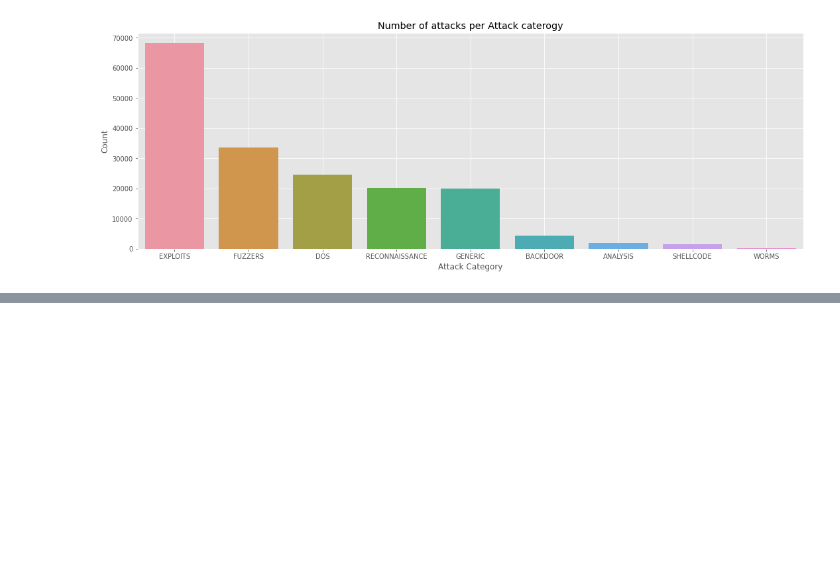
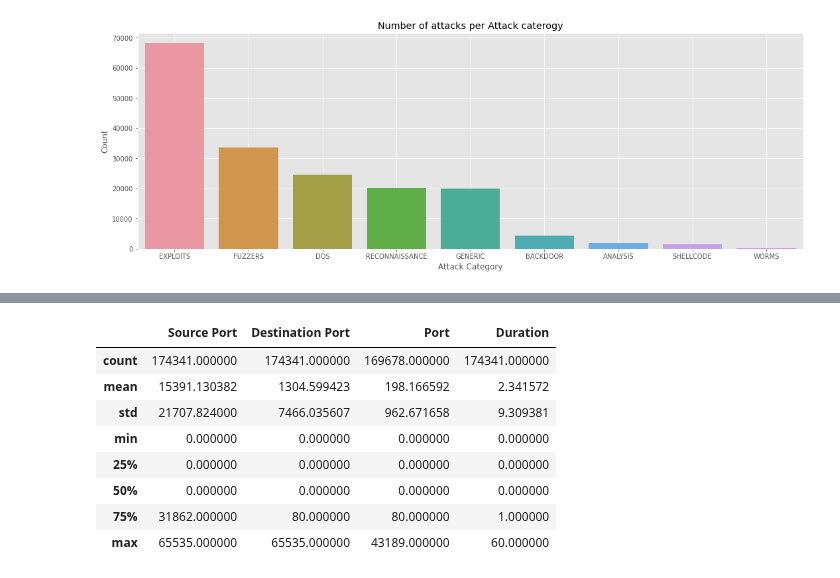
Before and after one commit to EddyGiusepe/Cyber_Security_1, a Jupyter notebook: CyberSecurity_Kaggle.ipynb, the cells around one changed output, grey strips where cells are left out. Saved outputs shown, nothing was run; the diff lists cells and outputs as text; code cells hidden in the pictures; blank space fills up the shorter version.

```diff
--- a/CyberSecurity_Kaggle.ipynb
+++ b/CyberSecurity_Kaggle.ipynb
@@ -456,0 +543,12 @@ plt.grid(True)
+# %%
+newdf.describe()
+# %% [output]
+|  | Source Port | Destination Port | Port | Duration |
+| count | 174341.000000 | 174341.000000 | 169678.000000 | 174341.000000 |
+| mean | 15391.130382 | 1304.599423 | 198.166592 | 2.341572 |
+| std | 21707.824000 | 7466.035607 | 962.671658 | 9.309381 |
+| min | 0.000000 | 0.000000 | 0.000000 | 0.000000 |
+| 25% | 0.000000 | 0.000000 | 0.000000 | 0.000000 |
+| 50% | 0.000000 | 0.000000 | 0.000000 | 0.000000 |
+| 75% | 31862.000000 | 80.000000 | 80.000000 | 1.000000 |
+| max | 65535.000000 | 65535.000000 | 43189.000000 | 60.000000 |
```
Also changed, not shown: parts of 10 cells of this notebook.
